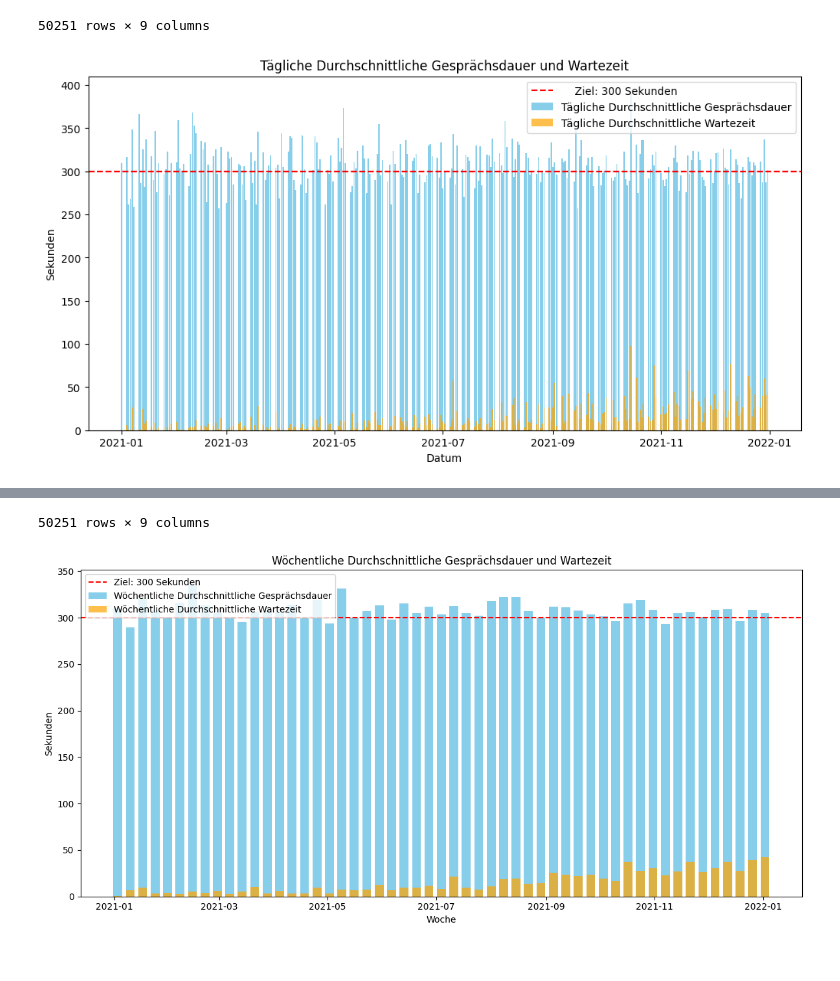
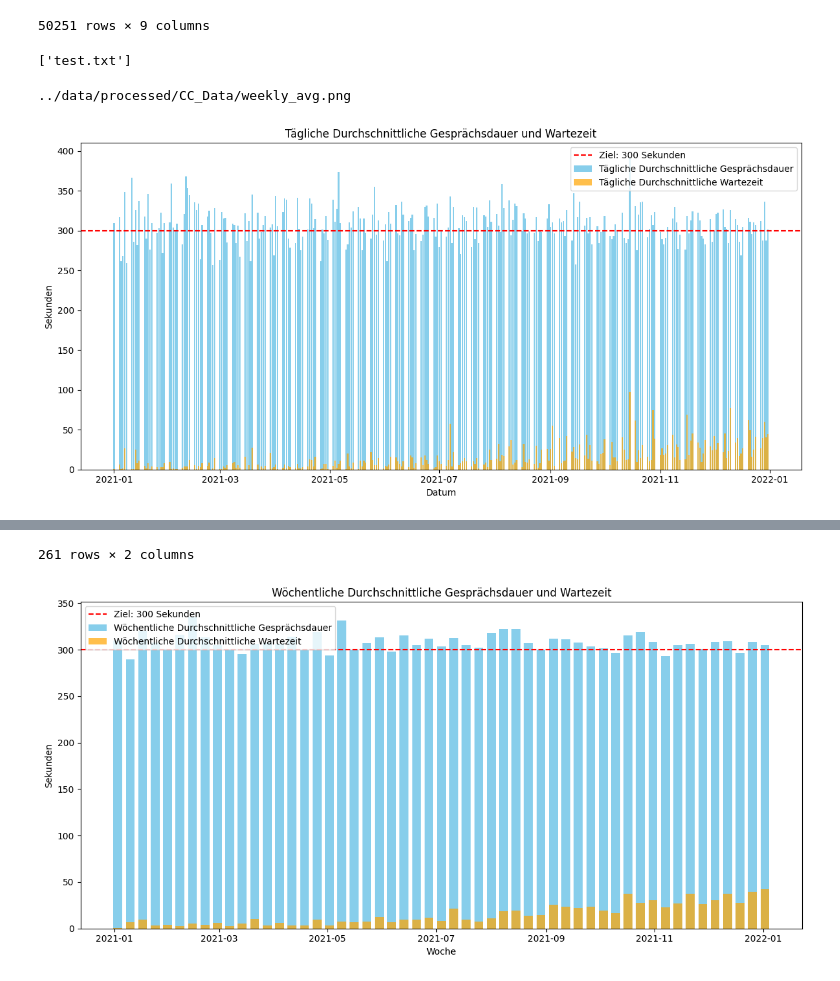
Before and after one commit to avtmarquardt-png/DPP_Callcenter, a Jupyter notebook: notebooks/02_Final_CC_Data.ipynb, the cells around one changed output, grey strips where cells are left out. Saved outputs shown, nothing was run; the diff lists cells and outputs as text; code cells hidden in the pictures.

```diff
--- a/notebooks/02_Final_CC_Data.ipynb
+++ b/notebooks/02_Final_CC_Data.ipynb
@@ -60,65 +60,82 @@ display (df)
 | 50249 | 2021-12-31 | 1900-01-01 17:51:29 | 1900-01-01 17:51:29 | 1900-01-01 17:54:26 | 0 | 177 | True | ... |
 | 50250 | 2021-12-31 | 1900-01-01 17:53:10 | 1900-01-01 17:54:26 | 1900-01-01 17:57:50 | 76 | 204 | False | ... |
 50251 rows × 9 columns
+# %%
+import os
+
+save_path = "../data/processed/CC_Data/"   # change to your desired directory, e.g. "C:/Users/you/plots/"
+
+display (os.listdir(save_path))
+print(f"{save_path}weekly_avg.png")
+# %% [output]
+['test.txt']
+../data/processed/CC_Data/weekly_avg.png
 # %%
-#Current state of the data
+import matplotlib.pyplot as plt
+import os
+# --- Configuration ---
 
-# Calculate average call_duration for each day
+# C:\Users\avtma\Documents\Python\DPP_Callcenter\data\processed\CC_Data
+#           "../data/processed/CC_Data/
+save_path = "../data/processed/CC_Data/"  # change to your desired directory, e.g. "C:/Users/you/plots/"
+
+os.makedirs(save_path, exist_ok=True)
+
+target_avg = 300       # Target average call duration in seconds
+
+# --- Daily averages ---
 daily_avg_wait_time = df.groupby('date')['wait_length'].mean().reset_index()
 daily_avg_call_time = df.groupby('date')['call_duration'].mean().reset_index()
-target_avg = 300  # Target average call duration in seconds
-
-# Plot daily average call duration as bar chart with target line
-# Plot daily average wait time as bar chart
-# Add horizontal line for target average call duration of 300 seconds
 
 plt.figure(figsize=(12, 6))
-plt.bar(daily_avg_call_time['date'], daily_avg_call_time['call_duration'], color='skyblue', label='Tägliche Durchschnittliche Gesprächsdauer')
-plt.bar(daily_avg_wait_time['date'], daily_avg_wait_time['wait_length'], color='orange', label='Tägliche Durchschnittliche Wartezeit', alpha=0.7)
+plt.bar(daily_avg_call_time['date'], daily_avg_call_time['call_duration'],
+        color='skyblue', label='Tägliche Durchschnittliche Gesprächsdauer')
+plt.bar(daily_avg_wait_time['date'], daily_avg_wait_time['wait_length'],
+        color='orange', label='Tägliche Durchschnittliche Wartezeit', alpha=0.7)
 
-plt.axhline(y=target_avg, color='r', linestyle='--', label='    Ziel: 300 Sekunden')
+plt.axhline(y=target_avg, color='r', linestyle='--', label='Ziel: 300 Sekunden')
 plt.title('Tägliche Durchschnittliche Gesprächsdauer und Wartezeit')
 plt.xlabel('Datum')
 plt.ylabel('Sekunden')
 plt.legend()
+plt.tight_layout()
+
+# Save & show
+# plt.savefig(f"{save_path}daily_avg.png")   # uncomment to save
 plt.show()
 
-# Time Series Analysis and Forecasting
-# Focus on Service Level (SL) - percentage of calls answered within 60  seconds
-# Calculate daily service level
+# Daily service level
 daily_sl = df.groupby('date')['meets_standard'].mean().reset_index()
-daily_sl['service_level'] = daily_sl['meets_standard'] * 100  # Convert to percentage
+daily_sl['service_level'] = daily_sl['meets_standard'] * 100
 daily_sl = daily_sl.set_index('date')
-
-display(df)
+display(daily_sl)
 
 
-# Calculate weekly average call_duration and wait_length
+# --- Weekly averages ---
 weekly_avg_call_time = df.resample('W', on='date')['call_duration'].mean().reset_index()
 weekly_avg_wait_time = df.resample('W', on='date')['wait_length'].mean().reset_index()
-target_avg = 300  # Target average call duration in seconds
 
-# Plot weekly average call duration and wait time as bar chart
 plt.figure(figsize=(12, 6))
 plt.bar(weekly_avg_call_time['date'], weekly_avg_call_time['call_duration'],
         width=5, color='skyblue', label='Wöchentliche Durchschnittliche Gesprächsdauer')
 plt.bar(weekly_avg_wait_time['date'], weekly_avg_wait_time['wait_length'],
         width=5, color='orange', label='Wöchentliche Durchschnittliche Wartezeit', alpha=0.7)
 
 plt.axhline(y=target_avg, color='r', linestyle='--', label='Ziel: 300 Sekunden')
 plt.title('Wöchentliche Durchschnittliche Gesprächsdauer und Wartezeit')
 plt.xlabel('Woche')
 plt.ylabel('Sekunden')
 plt.legend()
 plt.tight_layout()
+
+# Save & show
+plt.savefig(f"{save_path}weekly_avg.png")   # uncomment to save
 plt.show()
 
-# Time Series Analysis and Forecasting
-# Weekly service level (percentage of calls answered within 60 seconds)
+# Weekly service level
 weekly_sl = df.resample('W', on='date')['meets_standard'].mean().reset_index()
-weekly_sl['service_level'] = weekly_sl['meets_standard'] * 100  # Convert to percentage
+weekly_sl['service_level'] = weekly_sl['meets_standard'] * 100
 weekly_sl = weekly_sl.set_index('date')
-
 display(weekly_sl)
 # %% [output]
-[figure, old version]
+[figure, new version]
@@ -137,4 +155,4 @@ display(weekly_sl)
-50251 rows × 9 columns
+261 rows × 2 columns
 [figure]
 |  | meets_standard | service_level |
 | date |  |  |
```
Also changed, not shown: parts of 4 cells of this notebook, 1 other file.
